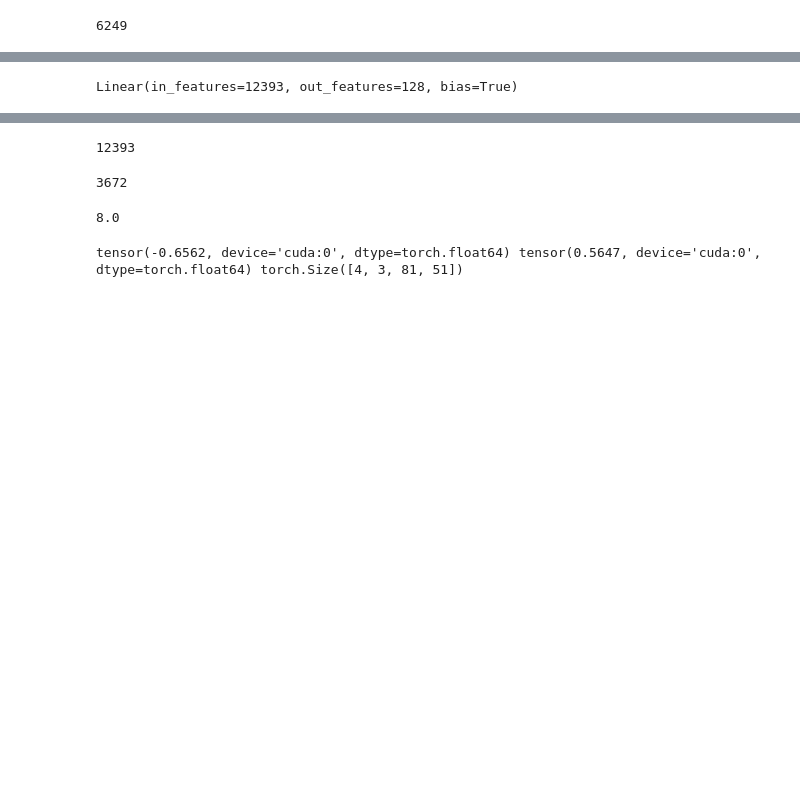
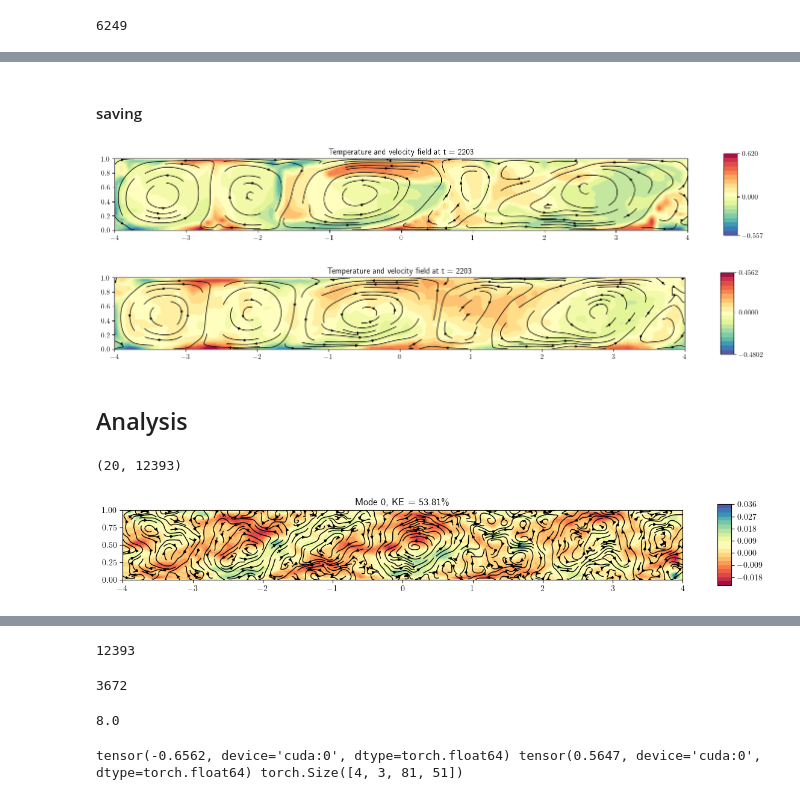
Before and after one commit to Julielmnt/Stage_M2, a Jupyter notebook: code/autoencoder.ipynb, the cells around one changed output, grey strips where cells are left out. Cells and saved outputs as stored; diff of their text form; code cells hidden in the pictures; blank space fills up the shorter version.

Commit message:
Results on linear autoencoder

```diff
--- a/code/autoencoder.ipynb
+++ b/code/autoencoder.ipynb
@@ -142,15 +102,31 @@ N = h*l*3
+# %%
+class SimpleLinearAutoencoder(nn.Module):
+    def __init__(self, N, K = 20, device = device):
+        super().__init__()
+        self.encoder = nn.Linear(N, K).to(device)
+
+        self.decoder = nn.Sequential(
+            nn.Linear(K, N),
+            nn.Tanh()).to(device)
+
+    def forward(self, x):
+        encoded = self.encoder(x)
+        decoded = self.decoder(encoded)
+        return decoded
 # %%
 batch_size = 4
+K = 20
 
 dataset = SimuDataset(simulation)
 first = dataset[0]
-dataloader = DataLoader(dataset = dataset, batch_size = batch_size)
+dataloader = DataLoader(dataset = dataset, batch_size = batch_size, shuffle = True)
 
 dataiter = iter(dataloader)
-data = next(dataiter)
+data, t = next(dataiter)
+print(t)
 print(torch.min(data), torch.max(data), data.shape)
 
-model = SimpleLinearAutoencoder(N, device = device)
+model = SimpleLinearAutoencoder(N, K, device = device)
 model.to(device)
 criterion = nn.MSELoss()
 optimizer = torch.optim.Adam(model.parameters(), lr = 1e-3, weight_decay = 1e-5)
@@ -161,7 +137,7 @@ tensor(-0.6515, device='cuda:0', dtype=torch.float64) tensor(0.5522, device='cud
 num_epoch = 9
 output = []
 for epoch in range(num_epoch):
-    for map in dataloader:
+    for map, t in dataloader:
         map = map.float().to(device)
         reconstructed = model(map)
         loss = criterion(reconstructed, map)
@@ -171,5 +147,5 @@ for epoch in range(num_epoch):
         optimizer.step()
 
     print(f"Epoch: {epoch+1}, Loss:{loss.item() : .4f}")
-    output.append((epoch, map, reconstructed))
+    output.append((epoch, int(t),  map, reconstructed))
 # %% [output]
@@ -185,4 +161,2 @@ Epoch: 9, Loss: 0.0409
-# %%
-print(model.encoder)
-# %% [output]
-Linear(in_features=12393, out_features=128, bias=True)
+# %% [markdown]
+#### saving
@@ -188,0 +165,16 @@ Linear(in_features=12393, out_features=128, bias=True)
+# %%
+from utils import plot_field
+epoch = 8
+
+t = output[epoch][1]
+field = np.reshape(np.array(output[epoch][2].cpu()), N)
+reconstructed = output[epoch][3].cpu()
+reconstructed = np.reshape(reconstructed.detach().numpy(), N)
+
+plot_field(simulation, np.reshape(field[:h*l], (h, l)), np.reshape(field[h*l:2*h*l], (h,l)), np.reshape(field[2*h*l:], (h, l)), t)
+plot_field(simulation, np.reshape(reconstructed[:h*l], (h, l)), np.reshape(reconstructed[h*l:2*h*l], (h,l)), np.reshape(reconstructed[2*h*l:], (h, l)), t)
+# %% [output]
+[figure, added]
+[figure, added]
+# %% [markdown]
+## Analysis
@@ -188,0 +186,24 @@ Linear(in_features=12393, out_features=128, bias=True)
+# %%
+weights = encoder.cpu().weight.data
+U = weights.numpy()
+
+# weights_R = model.decoder.cpu().weight
+# R = weights_R.numpy()
+print(U.shape)
+# %% [output]
+(20, 12393)
+# %%
+n_mode = 0
+
+KE = np.sum(U, axis = 1)/np.sum(U)
+sorting_indexes = np.argsort(KE)[::-1]
+
+u_modes = np.reshape(np.swapaxes(U[:,:h*l], 0,1), (h, l, K))[:,:,sorting_indexes]
+w_modes = np.reshape(np.swapaxes(U[:,h*l:2*h*l], 0, 1), (h, l, K))[:,:,sorting_indexes]
+T_modes = np.reshape(np.swapaxes(U[:,2*h*l:], 0, 1), (h, l, K))[:,:,sorting_indexes]
+
+from POD import streamplot_mode
+
+streamplot_mode(u_modes, w_modes, u_modes, KE[sorting_indexes], n_mode, simulation.x, simulation.z)
+# %% [output]
+[figure, added]
```
Also changed, not shown: parts of 15 cells of this notebook, 4 other files.
